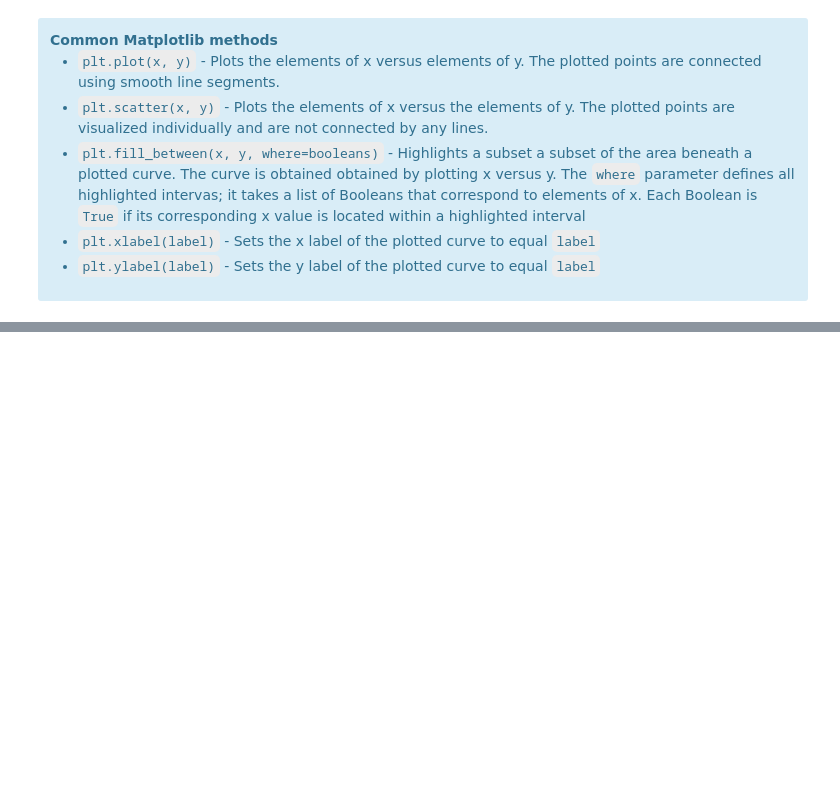
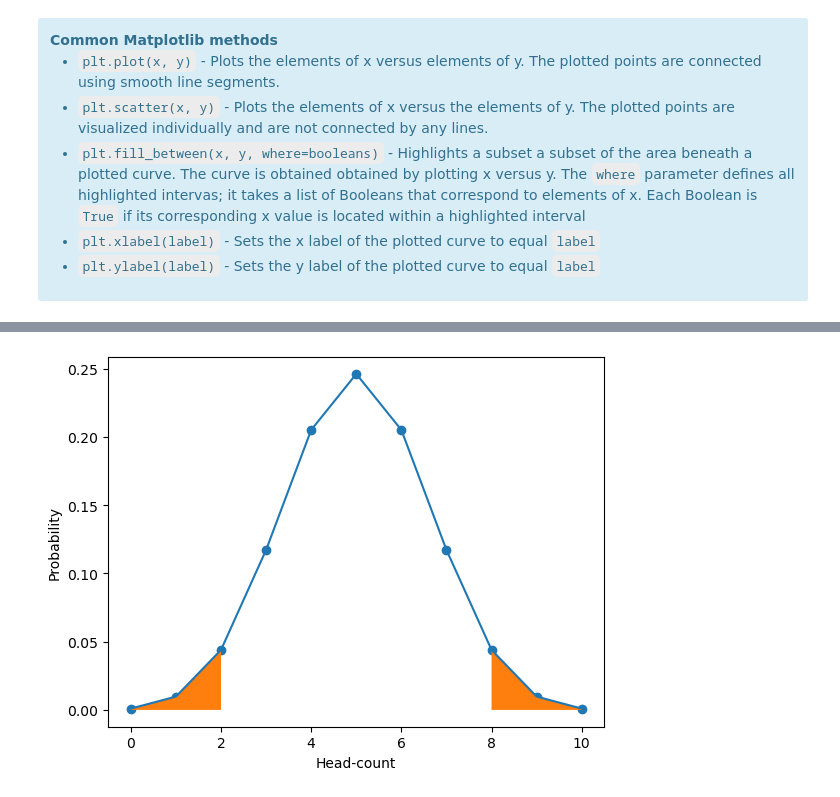
Before and after one commit to maxklr/ds_bookcamp, a Jupyter notebook: section_2.ipynb, the cells around one changed output, grey strips where cells are left out. Cells and saved outputs as stored; diff of their text form; code cells hidden in the pictures; blank space fills up the shorter version.

```diff
--- a/section_2.ipynb
+++ b/section_2.ipynb
@@ -76,0 +138,13 @@ plt.show()
+# %%
+# Let's also shade the interval demarcating the probability of observing eight tails or more.
+# The following code highlights the extremes along both tail ends of our probability distribution.
+
+plt.plot(x_10_flips, prob_x_flips)
+plt.scatter(x_10_flips, prob_x_flips)
+where = [not is_in_interval(value, 3, 7) for value in x_10_flips]
+plt.fill_between(x_10_flips, prob_x_flips, where=where)
+plt.xlabel('Head-count')
+plt.ylabel('Probability')
+plt.show()
+# %% [output]
+[figure, added]
```
Also changed, not shown: parts of 16 cells of this notebook.
